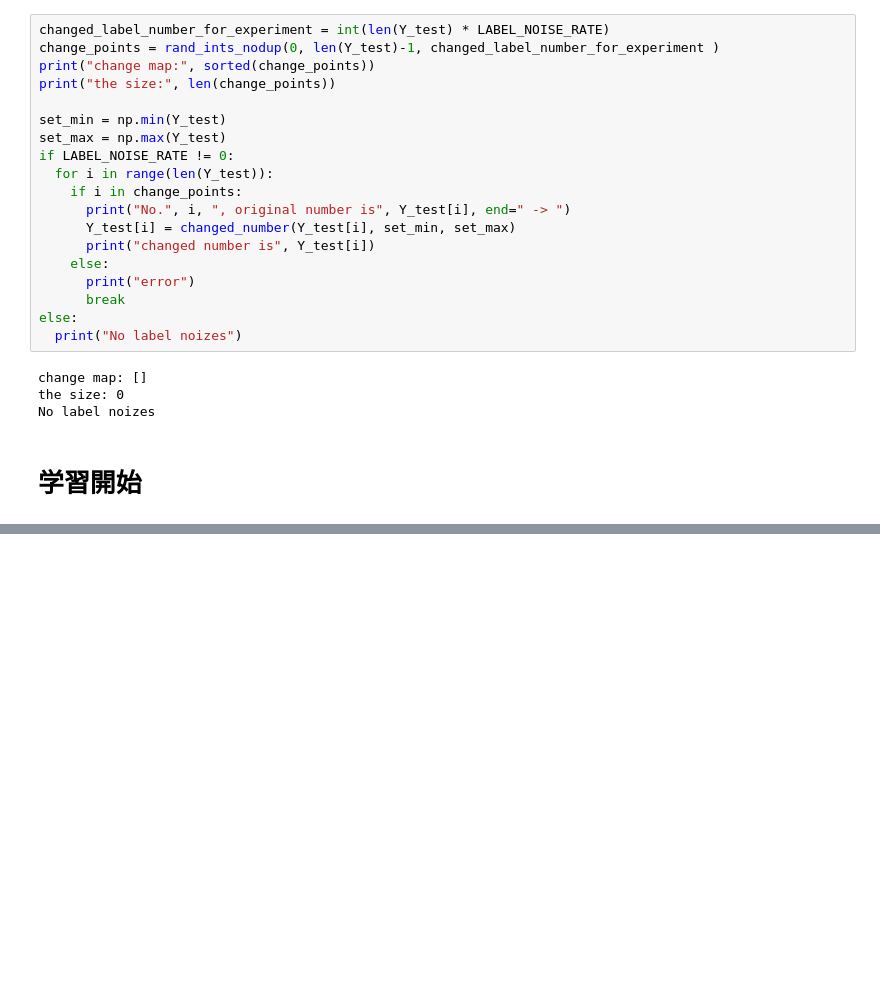
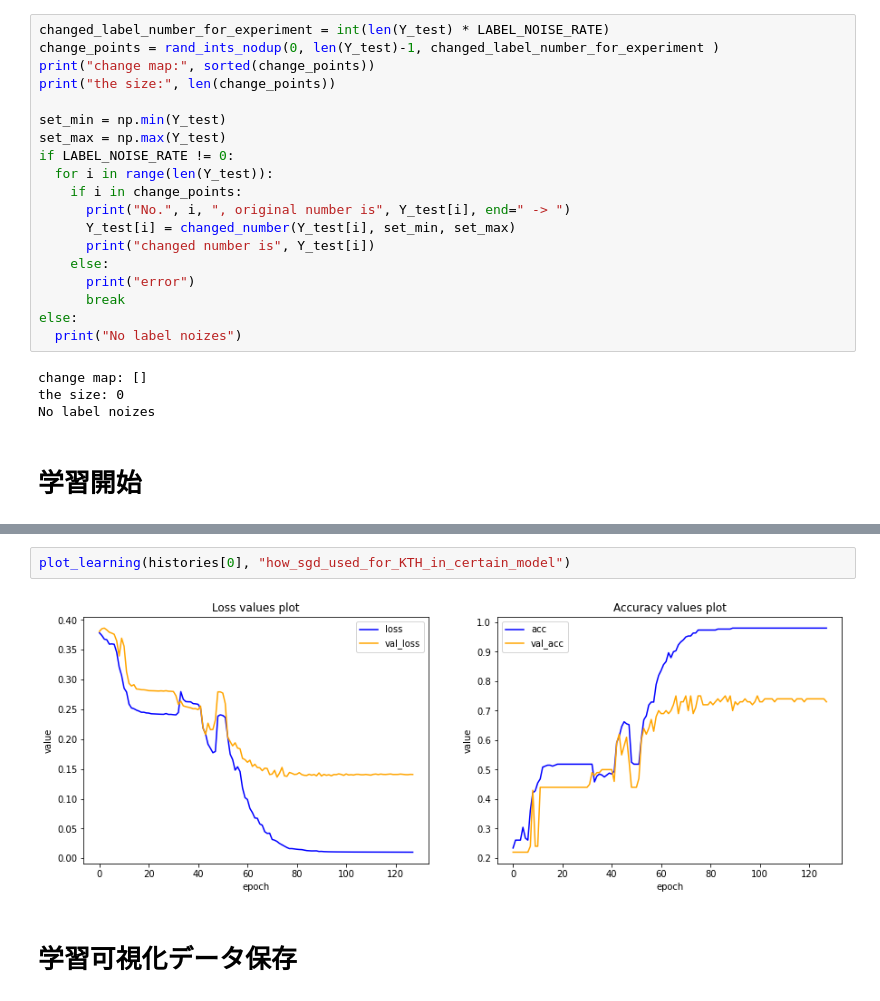
Before and after one commit to s1250103/Public_mori-lab, a Jupyter notebook: eras/confirm_label/examine_KTH_datasets.ipynb, the cells around one changed output, grey strips where cells are left out. Cells and saved outputs as stored; diff of their text form; blank space fills up the shorter version.

```diff
--- a/eras/confirm_label/examine_KTH_datasets.ipynb
+++ b/eras/confirm_label/examine_KTH_datasets.ipynb
@@ -351,0 +403,6 @@ Epoch 86/128
+# %%
+plot_learning(histories[0], "how_sgd_used_for_KTH_in_certain_model")
+# %% [output]
+[figure, added]
+# %% [markdown]
+# 学習可視化データ保存
```
Also changed, not shown: parts of 4 cells of this notebook.
